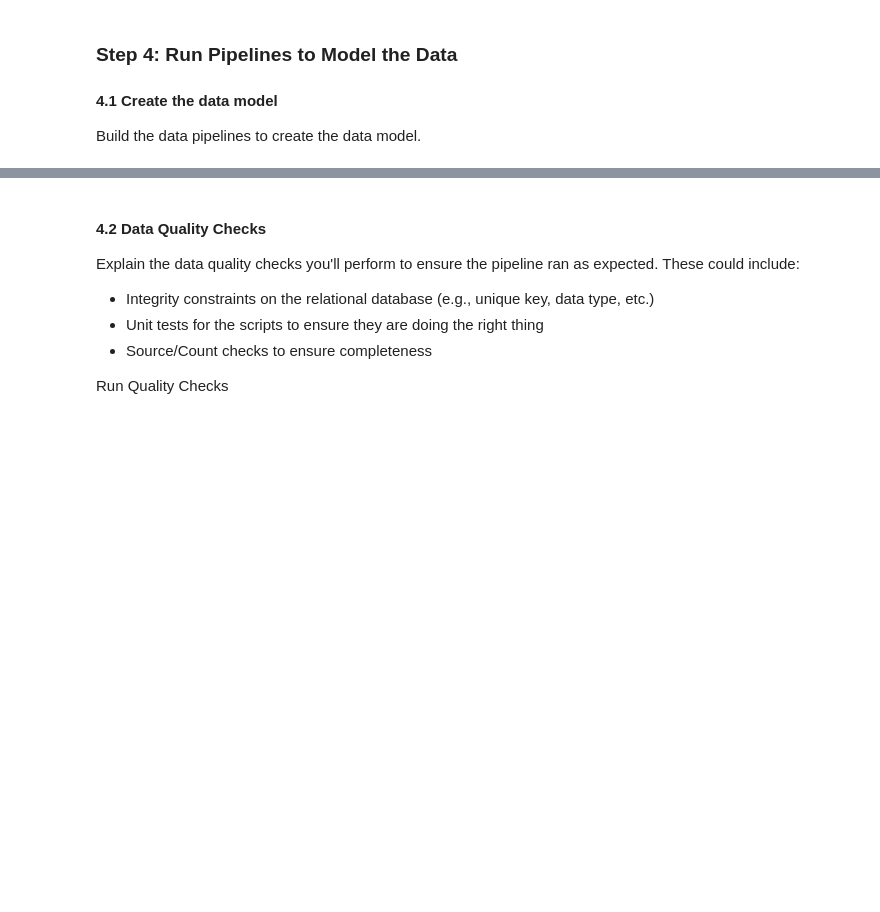
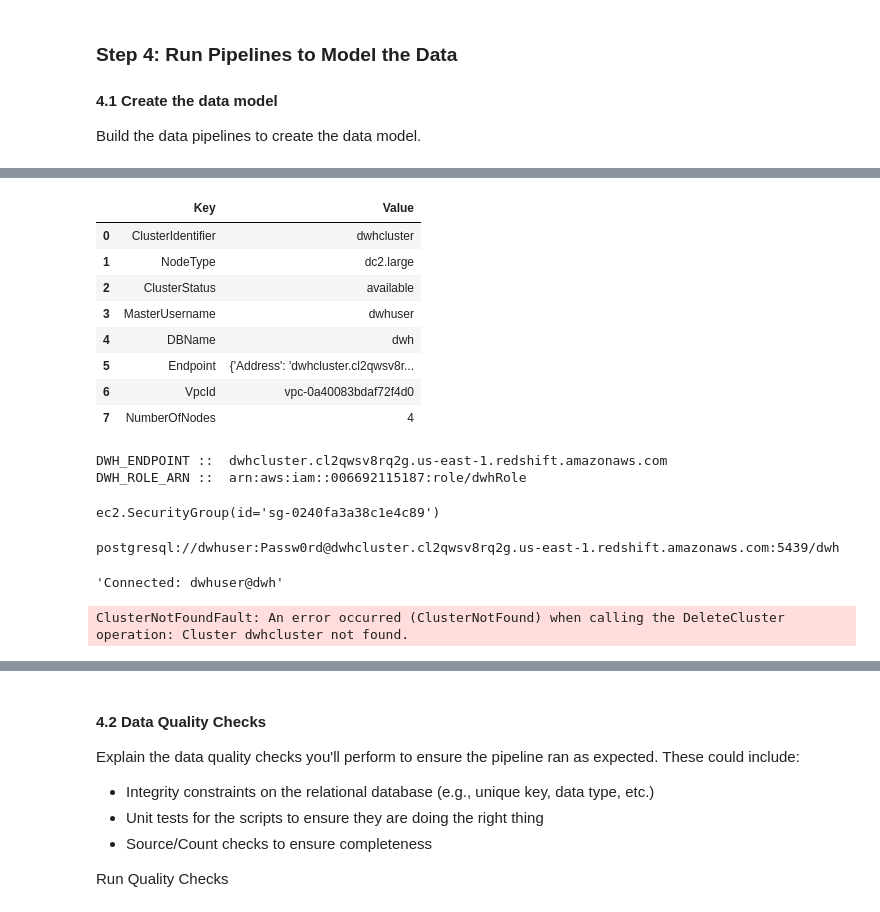
Before and after one commit to dezugin/comeToBraziw_udacityCapstoneProject, a Jupyter notebook: Capstone Project.ipynb, the cells around one changed output, grey strips where cells are left out. Cells and saved outputs as stored; diff of their text form; code cells hidden in the pictures; blank space fills up the shorter version.

```diff
--- a/Capstone Project.ipynb
+++ b/Capstone Project.ipynb
@@ -315,0 +564,45 @@ Build the data pipelines to create the data model.
+# %%
+
+
+def prettyRedshiftProps(props):
+    pd.set_option('display.max_colwidth', -1)
+    keysToShow = ["ClusterIdentifier", "NodeType", "ClusterStatus", "MasterUsername", "DBName", "Endpoint", "NumberOfNodes", 'VpcId']
+    x = [(k, v) for k,v in props.items() if k in keysToShow]
+    return pd.DataFrame(data=x, columns=["Key", "Value"])
+
+myClusterProps = redshift.describe_clusters(ClusterIdentifier=DWH_CLUSTER_IDENTIFIER)['Clusters'][0]
+prettyRedshiftProps(myClusterProps)
+# %% [output]
+|  | Key | Value |
+| 0 | ClusterIdentifier | dwhcluster |
+| 1 | NodeType | dc2.large |
+| 2 | ClusterStatus | available |
+| 3 | MasterUsername | dwhuser |
+| 4 | DBName | dwh |
+| 5 | Endpoint | {'Address': 'dwhcluster.cl2qwsv8r... |
+| 6 | VpcId | vpc-0a40083bdaf72f4d0 |
+| 7 | NumberOfNodes | 4 |
+# %%
+DWH_ENDPOINT = myClusterProps['Endpoint']['Address']
+DWH_ROLE_ARN = myClusterProps['IamRoles'][0]['IamRoleArn']
+print("DWH_ENDPOINT :: ", DWH_ENDPOINT)
+print("DWH_ROLE_ARN :: ", DWH_ROLE_ARN)
+# %% [output]
+DWH_ENDPOINT ::  dwhcluster.cl2qwsv8rq2g.us-east-1.redshift.amazonaws.com
+DWH_ROLE_ARN ::  arn:aws:iam::006692115187:role/dwhRole
+# %%
+try:
+    vpc = ec2.Vpc(id=myClusterProps['VpcId'])
+    defaultSg = list(vpc.security_groups.all())[0]
+    print(defaultSg)
+    defaultSg.authorize_ingress(
+        GroupName=defaultSg.group_name,
+        CidrIp='0.0.0.0/0',
+        IpProtocol='TCP',
+        FromPort=int(DWH_PORT),
+        ToPort=int(DWH_PORT)
+    )
+except Exception as e:
+    print(e)
+# %% [output]
+ec2.SecurityGroup(id='sg-0240fa3a38c1e4c89')
@@ -315,0 +611,16 @@ Build the data pipelines to create the data model.
+# %%
+conn_string="postgresql://{}:{}@{}:{}/{}".format(DWH_DB_USER, DWH_DB_PASSWORD, DWH_ENDPOINT, DWH_PORT,DWH_DB)
+print(conn_string)
+%sql $conn_string
+# %% [output]
+postgresql://dwhuser:Passw0rd@dwhcluster.cl2qwsv8rq2g.us-east-1.redshift.amazonaws.com:5439/dwh
+'Connected: dwhuser@dwh'
+# %%
+
+
+#### CAREFUL!!
+#-- Uncomment & run to delete the created resources
+redshift.delete_cluster( ClusterIdentifier=DWH_CLUSTER_IDENTIFIER,  SkipFinalClusterSnapshot=True)
+#### CAREFUL!!
+# %% [output]
+ClusterNotFoundFault: An error occurred (ClusterNotFound) when calling the DeleteCluster operation: Cluster dwhcluster not found.
```
Also changed, not shown: parts of 23 cells of this notebook, 4 other files.
